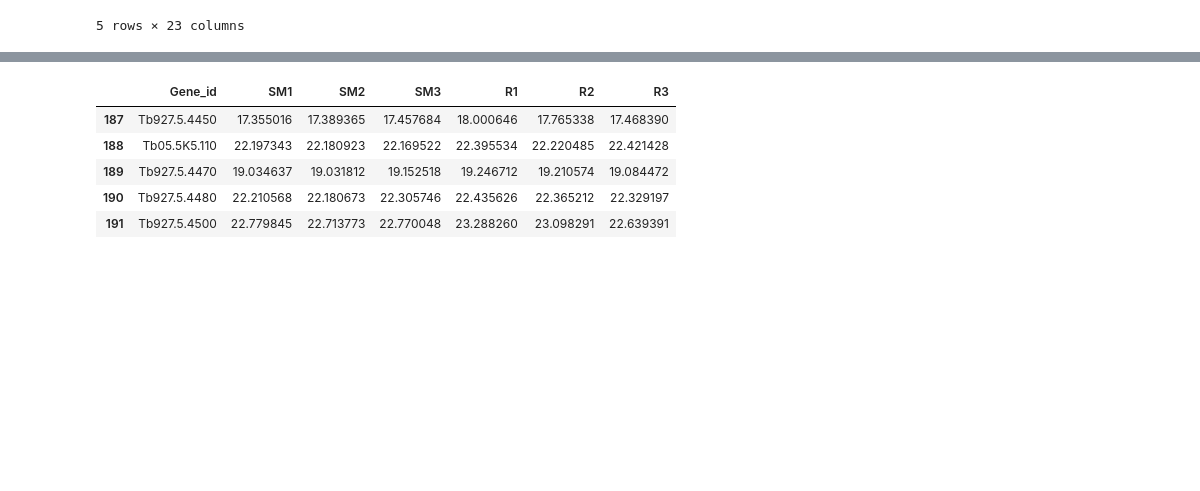
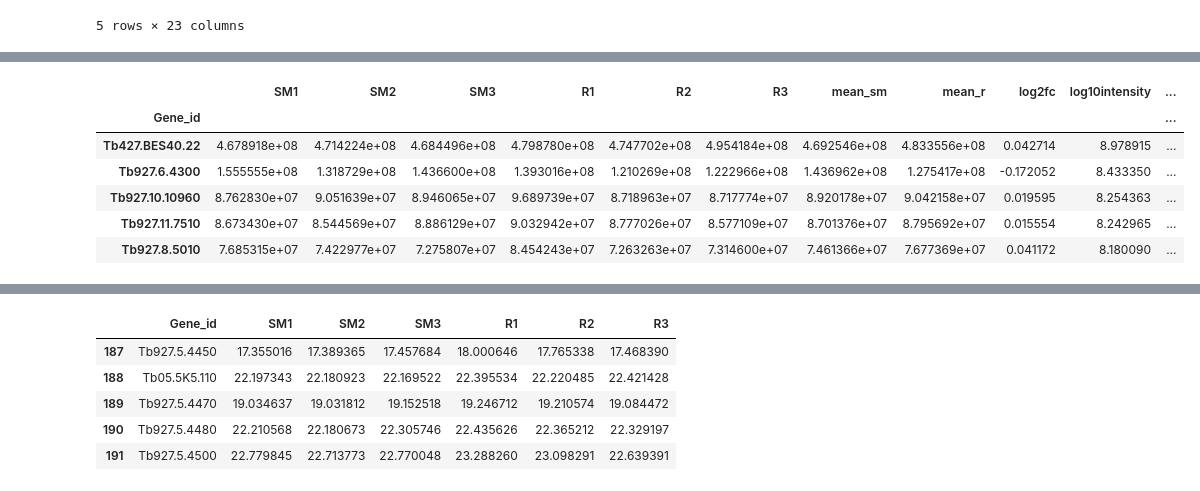
Before and after one commit to mtinti/lucia_tmt_compound_x_data, a Jupyter notebook: analysis_def.ipynb, the cells around one changed output, grey strips where cells are left out. Cells and saved outputs as stored; diff of their text form; code cells hidden in the pictures; blank space fills up the shorter version.

```diff
--- a/analysis_def.ipynb
+++ b/analysis_def.ipynb
@@ -239,0 +308,12 @@ temp.to_csv('Lucia_new.csv')
+# %%
+norm_selection = norm_selection.set_index(
+    'Gene_id').join(polys_res.set_index('V1')[['FDR PolySTest C2 vs C1']])
+norm_selection.head()
+# %% [output]
+|  | SM1 | SM2 | SM3 | R1 | R2 | R3 | mean_sm | mean_r | log2fc | log10intensity | ... |
+| Gene_id |  |  |  |  |  |  |  |  |  |  | ... |
+| Tb427.BES40.22 | 4.678918e+08 | 4.714224e+08 | 4.684496e+08 | 4.798780e+08 | 4.747702e+08 | 4.954184e+08 | 4.692546e+08 | 4.833556e+08 | 0.042714 | 8.978915 | ... |
+| Tb927.6.4300 | 1.555555e+08 | 1.318729e+08 | 1.436600e+08 | 1.393016e+08 | 1.210269e+08 | 1.222966e+08 | 1.436962e+08 | 1.275417e+08 | -0.172052 | 8.433350 | ... |
+| Tb927.10.10960 | 8.762830e+07 | 9.051639e+07 | 8.946065e+07 | 9.689739e+07 | 8.718963e+07 | 8.717774e+07 | 8.920178e+07 | 9.042158e+07 | 0.019595 | 8.254363 | ... |
+| Tb927.11.7510 | 8.673430e+07 | 8.544569e+07 | 8.886129e+07 | 9.032942e+07 | 8.777026e+07 | 8.577109e+07 | 8.701376e+07 | 8.795692e+07 | 0.015554 | 8.242965 | ... |
+| Tb927.8.5010 | 7.685315e+07 | 7.422977e+07 | 7.275807e+07 | 8.454243e+07 | 7.263263e+07 | 7.314600e+07 | 7.461366e+07 | 7.677369e+07 | 0.041172 | 8.180090 | ... |
```
Also changed, not shown: parts of 13 cells of this notebook, 3 other files.
